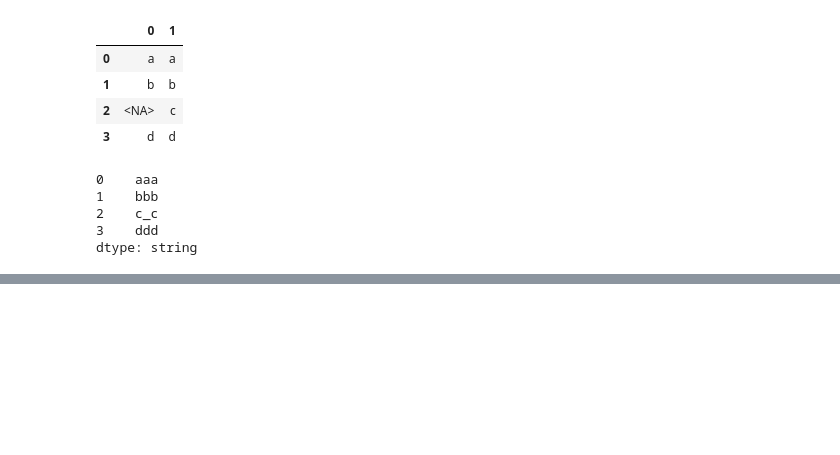
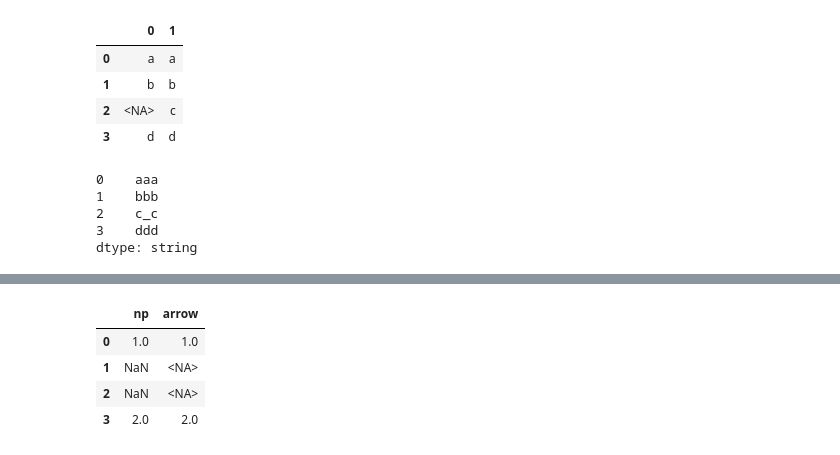
Before and after one commit to R123gh/Data-cleaning-project-, a Jupyter notebook: 6_pandas.ipynb, the cells around one changed output, grey strips where cells are left out. Saved outputs shown, nothing was run; the diff lists cells and outputs as text; code cells hidden in the pictures; blank space fills up the shorter version.

```diff
--- a/6_pandas.ipynb
+++ b/6_pandas.ipynb
@@ -330,0 +489,10 @@ dtype: string
+# %%
+
+df = pd.DataFrame(data)
+df
+# %% [output]
+|  | np | arrow |
+| 0 | 1.0 | 1.0 |
+| 1 | NaN | <NA> |
+| 2 | NaN | <NA> |
+| 3 | 2.0 | 2.0 |
```
Also changed, not shown: parts of 34 cells of this notebook.
